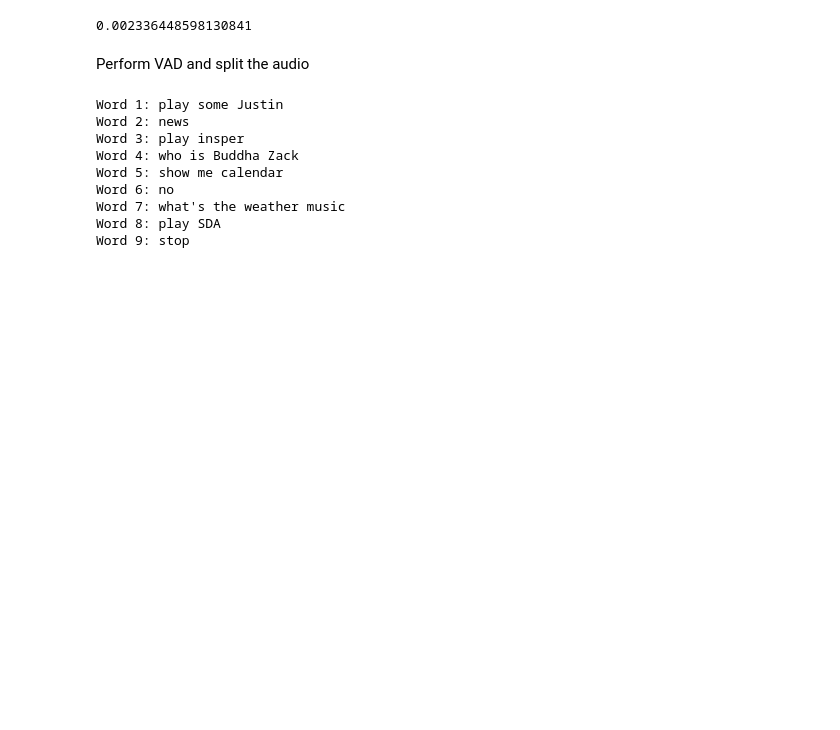
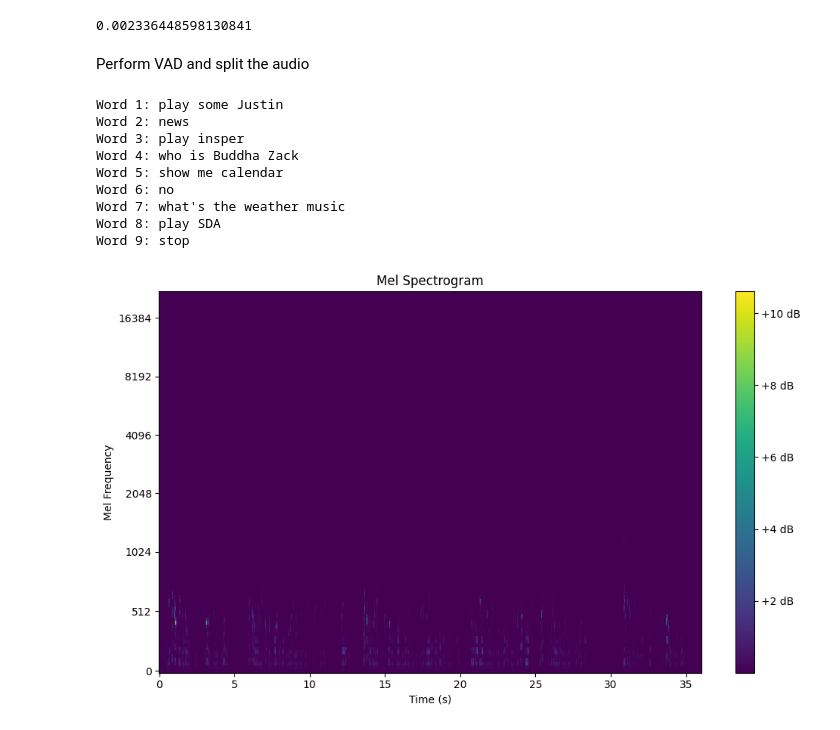
Before and after one commit to najdamikolaj00/ChatterChop, a Jupyter notebook: utilities/all_utilities.ipynb, the cells around one changed output. Saved outputs shown, nothing was run; the diff lists cells and outputs as text; code cells hidden in the pictures; blank space fills up the shorter version.

```diff
--- a/utilities/all_utilities.ipynb
+++ b/utilities/all_utilities.ipynb
@@ -224,24 +228,22 @@ for segment_idx, (start_frame, end_frame) in enumerate(word_segments):
 # %%
 import librosa
 import librosa.display
 import matplotlib.pyplot as plt
+
 audio_path = os.path.join("..", "test_data", "test_audio_pl.wav")
 
-audio_file = "your_audio_file.wav"
-y, sr = librosa.load(audio_file, sr=None)
+y, sr = librosa.load(audio_path, sr=None)
 
 # Create the Mel spectrogram
 mel_spectrogram = librosa.feature.melspectrogram(y=y, sr=sr)
-
-# Convert power spectrogram to dB scale
-mel_spectrogram_db = librosa.power_to_db(mel_spectrogram, ref=np.max)
-
 # Plot the Mel spectrogram
 plt.figure(figsize=(10, 6))
-librosa.display.specshow(mel_spectrogram_db, x_axis='time', y_axis='mel', sr=sr, cmap='viridis')
+librosa.display.specshow(mel_spectrogram, x_axis='time', y_axis='mel', sr=sr, cmap='viridis')
 plt.colorbar(format='%+2.0f dB')
 plt.title('Mel Spectrogram')
 plt.xlabel('Time (s)')
 plt.ylabel('Mel Frequency')
 plt.tight_layout()
 plt.show()
+# %% [output]
+[figure, added]
```
Also changed, not shown: parts of 2 cells of this notebook.
